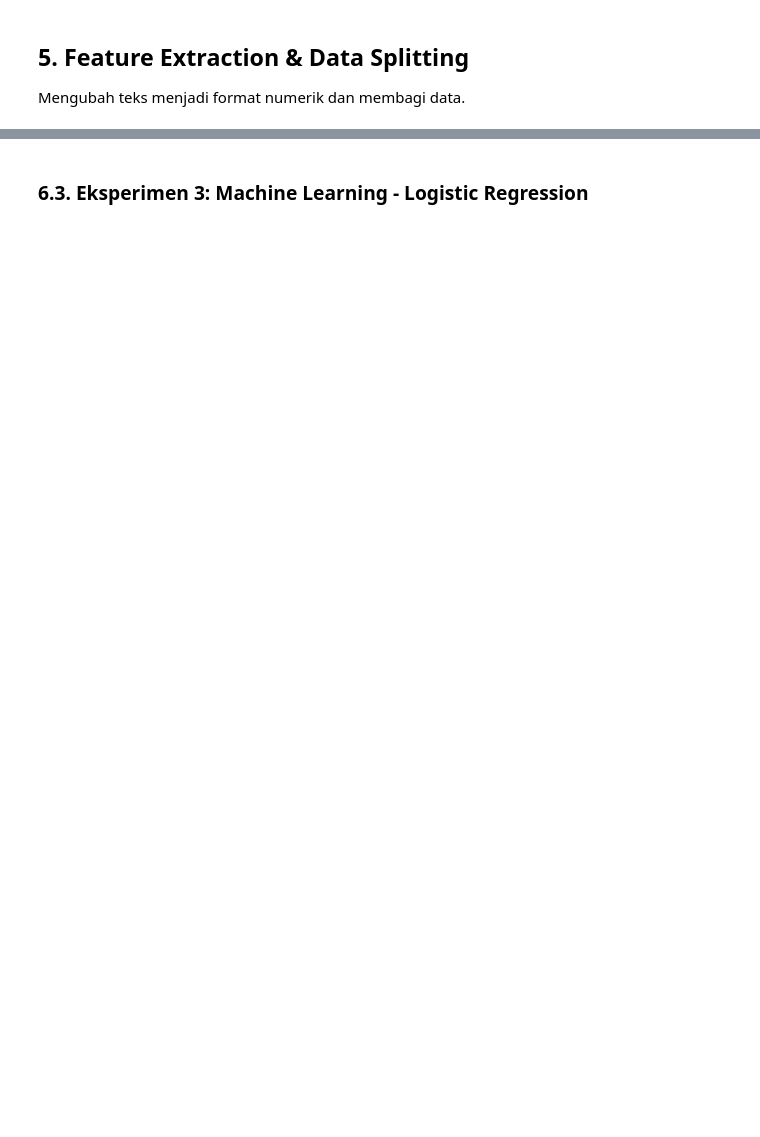
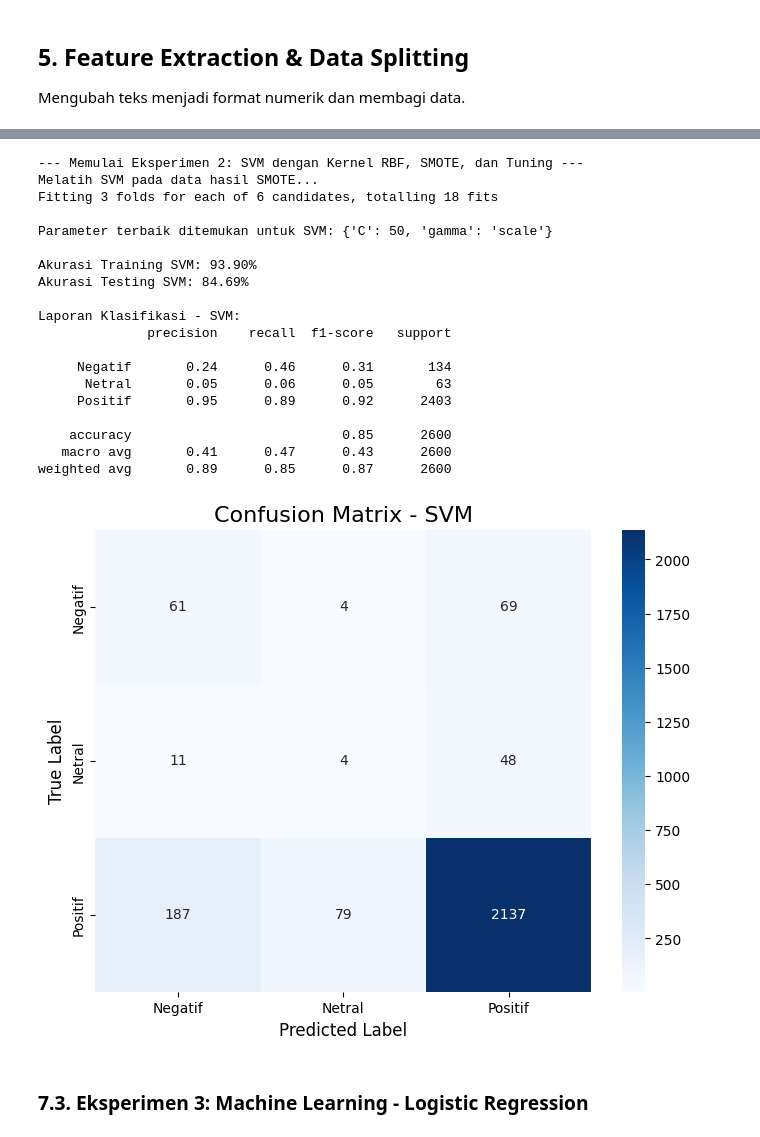
Before and after one commit to husainfadhlillah/dicoding-AppProductReview-SentimentAnalysis, a Jupyter notebook: pelatihan_model_sentiment_analysis_duolingo.ipynb, the cells around one changed output, grey strips where cells are left out. Saved outputs shown, nothing was run; the diff lists cells and outputs as text; code cells hidden in the pictures; blank space fills up the shorter version.

```diff
--- a/pelatihan_model_sentiment_analysis_duolingo.ipynb
+++ b/pelatihan_model_sentiment_analysis_duolingo.ipynb
@@ -430,2 +520,75 @@ weighted avg       0.92      0.94      0.93     38488
+# %%
+print("\n--- Memulai Eksperimen 2: SVM dengan Kernel RBF, SMOTE, dan Tuning ---")
+
+# 1. Definisikan model dengan kernel 'rbf'
+# Kernel 'rbf' sangat baik untuk menangkap pola non-linear
+model_svm_rbf = SVC(kernel='rbf', random_state=42, probability=True)
+
+# 2. Siapkan hyperparameter untuk kernel 'rbf'
+# 'C' adalah parameter regularisasi
+# 'gamma' mendefinisikan seberapa besar pengaruh satu sampel data training
+param_grid_svm = {
+    'C': [10, 50, 100],          # Coba nilai C yang lebih tinggi
+    'gamma': ['scale', 'auto']   # 'scale' dan 'auto' adalah pilihan default yang baik
+}
+
+# 3. Siapkan GridSearchCV
+# menggunakan scoring 'f1_weighted' karena data uji kita tidak seimbang.
+grid_search_svm = GridSearchCV(
+    estimator=model_svm_rbf,
+    param_grid=param_grid_svm,
+    cv=3,
+    n_jobs=-1,
+    verbose=2,
+    scoring='f1_weighted'
+)
+
+# 4. Latih model dengan data yang sudah di-SMOTE
+print("Melatih SVM pada data hasil SMOTE...")
+grid_search_svm.fit(X_train_smote, y_train_smote)
+
+# 5. Dapatkan model terbaik dari hasil grid search
+best_model_svm = grid_search_svm.best_estimator_
+print(f"\nParameter terbaik ditemukan untuk SVM: {grid_search_svm.best_params_}")
+
+# --- Evaluasi Model SVM Terbaik ---
+# Prediksi pada data latih (SMOTE) dan data uji (asli, non-SMOTE)
+y_pred_train_svm = best_model_svm.predict(X_train_smote)
+y_pred_test_svm = best_model_svm.predict(X_test_tfidf) # Evaluasi tetap pada data uji asli
+
+# Hitung akurasi
+train_acc_svm = accuracy_score(y_train_smote, y_pred_train_svm)
+test_acc_svm = accuracy_score(y_test, y_pred_test_svm)
+training_scheme_results['Skema 2: SVM'] = {'train_acc': train_acc_svm, 'test_acc': test_acc_svm}
+
+# Laporan Klasifikasi
+print(f"\nAkurasi Training SVM: {train_acc_svm*100:.2f}%")
+print(f"Akurasi Testing SVM: {test_acc_svm*100:.2f}%")
+print("\nLaporan Klasifikasi - SVM:")
+print(classification_report(y_test, y_pred_test_svm, target_names=labels))
+
+# Visualisasi Confusion Matrix
+plot_confusion_matrix(y_test, y_pred_test_svm, "SVM")
+# %% [output]
+--- Memulai Eksperimen 2: SVM dengan Kernel RBF, SMOTE, dan Tuning ---
+Melatih SVM pada data hasil SMOTE...
+Fitting 3 folds for each of 6 candidates, totalling 18 fits
+
+Parameter terbaik ditemukan untuk SVM: {'C': 50, 'gamma': 'scale'}
+
+Akurasi Training SVM: 93.90%
+Akurasi Testing SVM: 84.69%
+
+Laporan Klasifikasi - SVM:
+              precision    recall  f1-score   support
+
+     Negatif       0.24      0.46      0.31       134
+      Netral       0.05      0.06      0.05        63
+     Positif       0.95      0.89      0.92      2403
+
+    accuracy                           0.85      2600
+   macro avg       0.41      0.47      0.43      2600
+weighted avg       0.89      0.85      0.87      2600
+[figure, added]
 # %% [markdown]
-### 6.3. Eksperimen 3: Machine Learning - Logistic Regression
+### 7.3. Eksperimen 3: Machine Learning - Logistic Regression
```
Also changed, not shown: parts of 28 cells of this notebook.
